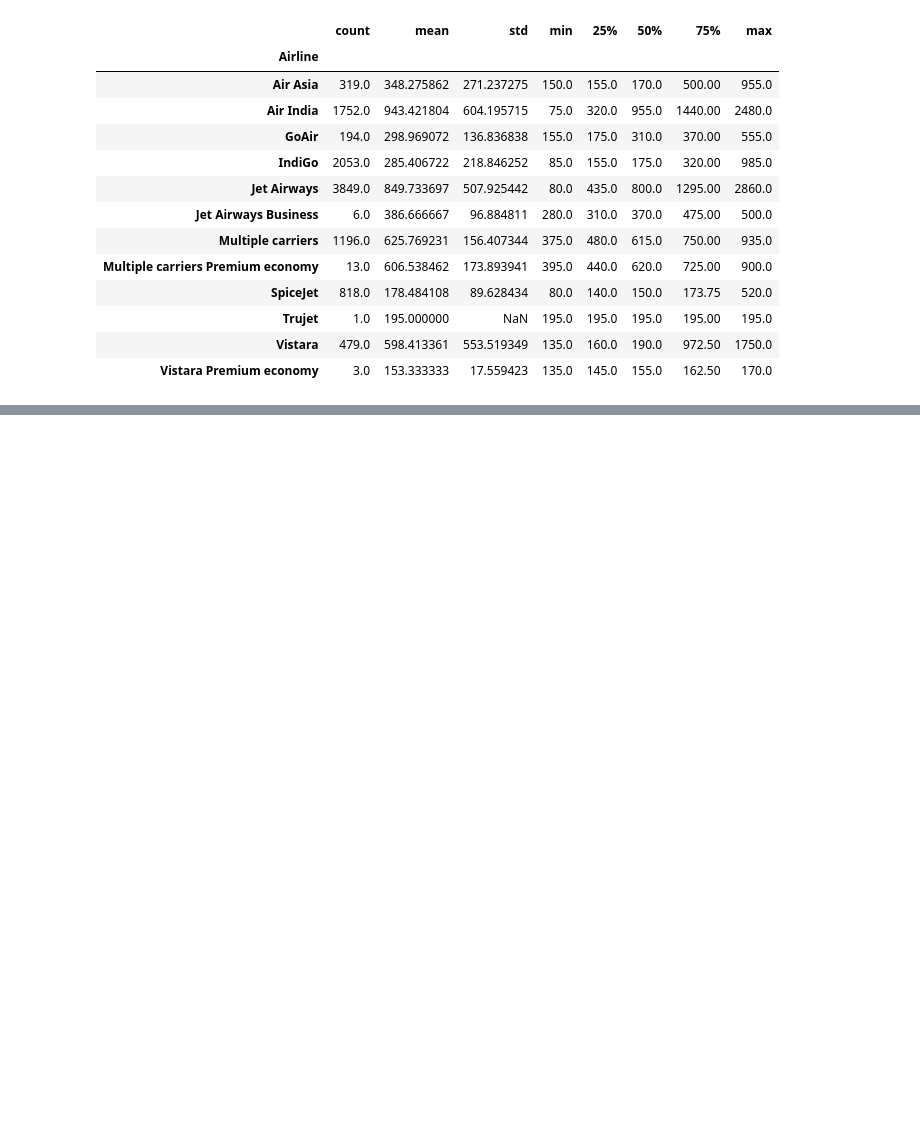
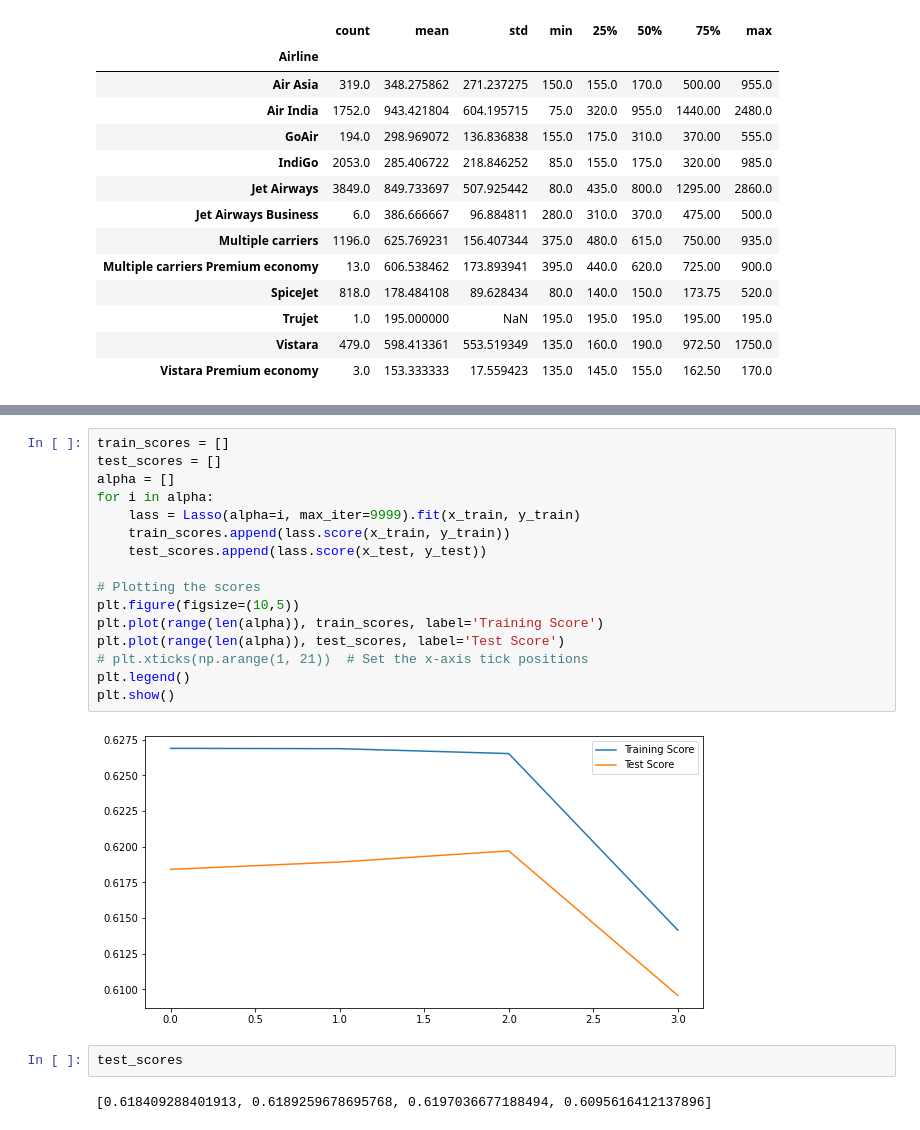
Before and after one commit to Ethan4thewin/Flight-Price-Prediction, a Jupyter notebook: flight_price.ipynb, the cells around one changed output, grey strips where cells are left out. Saved outputs shown, nothing was run; the diff lists cells and outputs as text; blank space fills up the shorter version.

```diff
--- a/flight_price.ipynb
+++ b/flight_price.ipynb
@@ -375,0 +434,22 @@ traindata.groupby(['Airline'])['Duration_mins'].describe()
+# %%
+train_scores = []
+test_scores = []
+alpha = []
+for i in alpha:
+    lass = Lasso(alpha=i, max_iter=9999).fit(x_train, y_train)
+    train_scores.append(lass.score(x_train, y_train))
+    test_scores.append(lass.score(x_test, y_test))
+
+# Plotting the scores
+plt.figure(figsize=(10,5))
+plt.plot(range(len(alpha)), train_scores, label='Training Score')
+plt.plot(range(len(alpha)), test_scores, label='Test Score')
+# plt.xticks(np.arange(1, 21))  # Set the x-axis tick positions
+plt.legend()
+plt.show()
+# %% [output]
+[figure, added]
+# %%
+test_scores
+# %% [output]
+[0.618409288401913, 0.6189259678695768, 0.6197036677188494, 0.6095616412137896]
```
Also changed, not shown: parts of 7 cells of this notebook.
